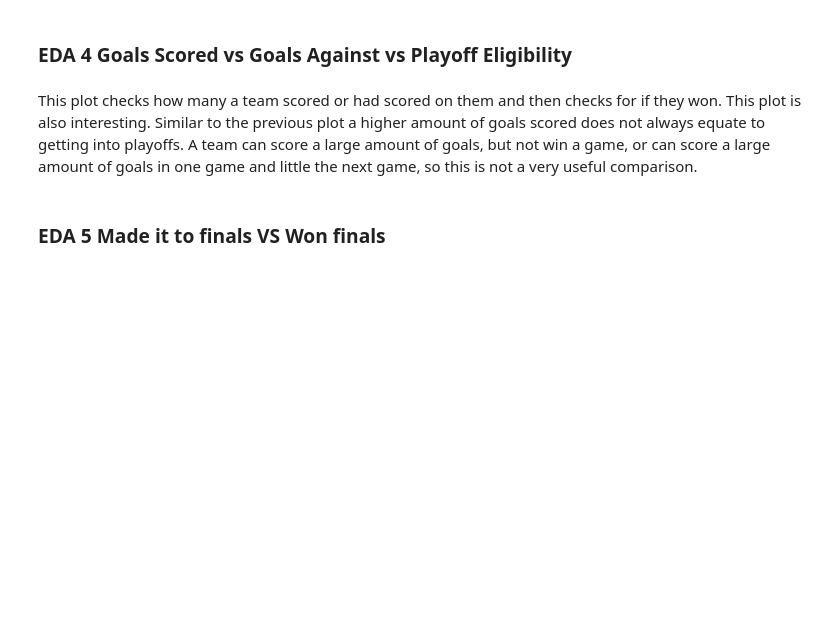
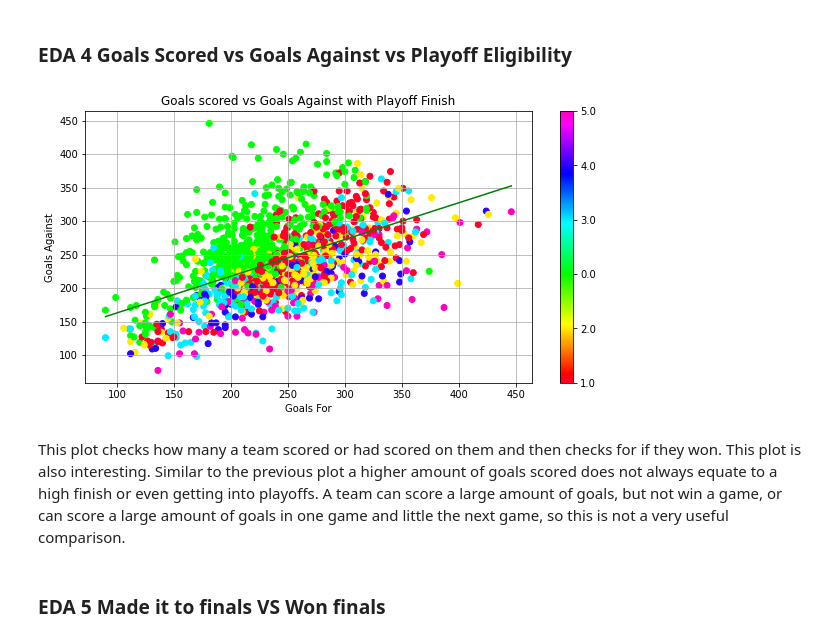
Before and after one commit to cstainsby/HockeyDataProject, a Jupyter notebook: Technical Report.ipynb, the cells around one changed output. Cells and saved outputs as stored; diff of their text form; code cells hidden in the pictures; blank space fills up the shorter version.

```diff
--- a/Technical Report.ipynb
+++ b/Technical Report.ipynb
@@ -306,38 +314,41 @@ importlib.reload(mysklearn)
 
 dataset_titles = league_standing_pytable.column_names
 dataset = league_standing_pytable.data
 x_col_name = "GF"
 y_col_name = "GA"
-groupby_col = "PLAYOFFS"
+groupby_col = "FINISH"
 
 wins_col = league_standing_pytable.get_column(x_col_name)
 losses_col = league_standing_pytable.get_column(y_col_name)
 class_col = league_standing_pytable.get_column(groupby_col)
 
 unique_class_vals, parallel_numbered_vals = myutils.unique_vals(class_col)
 
 x_index = dataset_titles.index(x_col_name)
 y_index = dataset_titles.index(y_col_name)
 
 cleaned_x, cleaned_y = myutils.find_all_non_NA_matches(wins_col, losses_col)
 m, b = myutils.compute_slope_intercept(cleaned_x, cleaned_y)
 
 corre_coeff = myutils.calculate_correlation_coefficient(cleaned_x, cleaned_y)
 covarience = myutils.calculate_covarience(cleaned_x, cleaned_y)
 
 plt.figure(figsize=(10,5))
-plt.title("Goals scored vs Goals Against with Playoff Eligibility")
+plt.title("Goals scored vs Goals Against with Playoff Finish")
 plt.ylabel("Goals Against")
 plt.xlabel("Goals For")
-plt.scatter(cleaned_x, cleaned_y, c = parallel_numbered_vals, marker="o", cmap="bwr")
+plt.scatter(cleaned_x, cleaned_y, c = parallel_numbered_vals, marker="o", cmap="gist_rainbow")
 plt.plot([min(cleaned_x), max(cleaned_x)], [m * min(cleaned_x) + b, m * max(cleaned_x) + b], c="g")
 cbar = plt.colorbar()
 cbar.set_ticks([i for i in range(len(unique_class_vals))])
 cbar.set_ticklabels(unique_class_vals)
+
 plt.grid(True)
 plt.show()
+# %% [output]
+[figure, added]
 # %% [markdown]
-This plot checks how many a team scored or had scored on them and then checks for if they won. This plot is also interesting. Similar to the previous plot a higher amount of goals scored does not always equate to getting into playoffs. A team can score a large amount of goals, but not win a game, or can score a large amount of goals in one game and little the next game, so this is not a very useful comparison.
+This plot checks how many a team scored or had scored on them and then checks for if they won. This plot is also interesting. Similar to the previous plot a higher amount of goals scored does not always equate to a high finish or even getting into playoffs. A team can score a large amount of goals, but not win a game, or can score a large amount of goals in one game and little the next game, so this is not a very useful comparison.
 # %% [markdown]
 ### EDA 5 Made it to finals VS Won finals
 # %%
```
Also changed, not shown: parts of 7 cells of this notebook.
